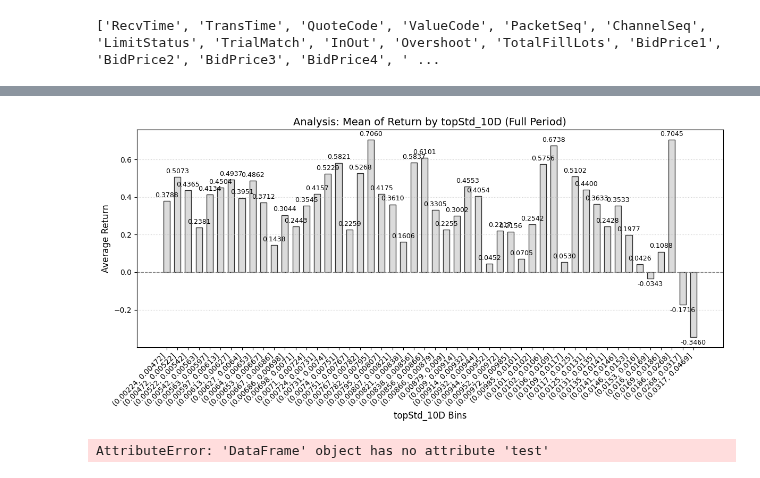
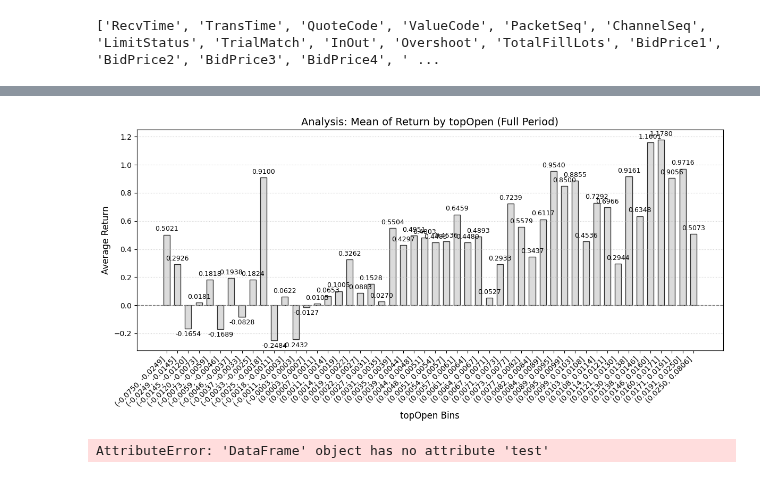
Before and after one commit to knjo/timeSeriesResearch, a Jupyter notebook: negFillResearch.ipynb, the cells around one changed output, grey strips where cells are left out. Drawn from its saved outputs; the diff is of its cells as text; code cells hidden in the pictures.

```diff
--- a/negFillResearch.ipynb
+++ b/negFillResearch.ipynb
@@ -461,7 +456,7 @@ PROJECT_ROOT = Path(os.path.abspath('')).parents[2]
 
 
 dateData = []
-for d in tqdm( date_portfolio.Date ) :
+for d in tqdm( date_portfolio.Date[:-1] ) :
     # 讀取 marketData
     maket_df = pd.read_parquet(f'{PROJECT_ROOT}/data/marketData/{d}_marketData.parquet')
 
@@ -601,5 +496,8 @@ def plot_qcut_analysis(df, col_a, col_b, date_col=None, split_date=None, q=5, is
+# %%
+date_portfolio= date_portfolio.reset_index(drop=True)
 # %%
-date_portfolio['topStd_10D'] = (date_portfolio.topReturn).rolling(10,min_periods=1).std().shift()
-# date_portfolio['topReturnlast_10D'] = (date_portfolio.topOpen).rolling(10,min_periods=1).min().shift()
+date_portfolio['topStd_10D'] = (date_portfolio.topDrop).rolling(1,min_periods=1).min().shift()
+date_portfolio['topReturnlast_10D'] = (date_portfolio.topOpen).rolling(10,min_periods=1).min().shift()
 # %%
-date_portfolio['Count'] =  (date_portfolio.topOpen < 0.0018) | (date_portfolio.topReturnlast_10D < -0.025)
+date_portfolio['Count'] =  (date_portfolio.topOpen < 0.002) | (date_portfolio.topReturnlast_10D < -0.035)
+# date_portfolio['Count'] =  (date_portfolio.topOpen < 0.00) | (date_portfolio.topReturnlast_10D < -0.025)
@@ -628,4 +562,5 @@ Name: Date, Length: 352, dtype: str
 # %%
-plot_qcut_analysis(date_portfolio, col_a='topStd_10D', col_b=f'Return', q=50 , isMin=False)
+plot_qcut_analysis(date_portfolio, col_a='topOpen', col_b=f'Return', q=50 , isMin=False)
+# plot_qcut_analysis(date_portfolio, col_a='topStd_10D', col_b=f'Return', q=50 , isMin=True)
 # %% [output]
-[figure, old version]
+[figure, new version]
```
Also changed, not shown: parts of 35 cells of this notebook, 5 other files.
